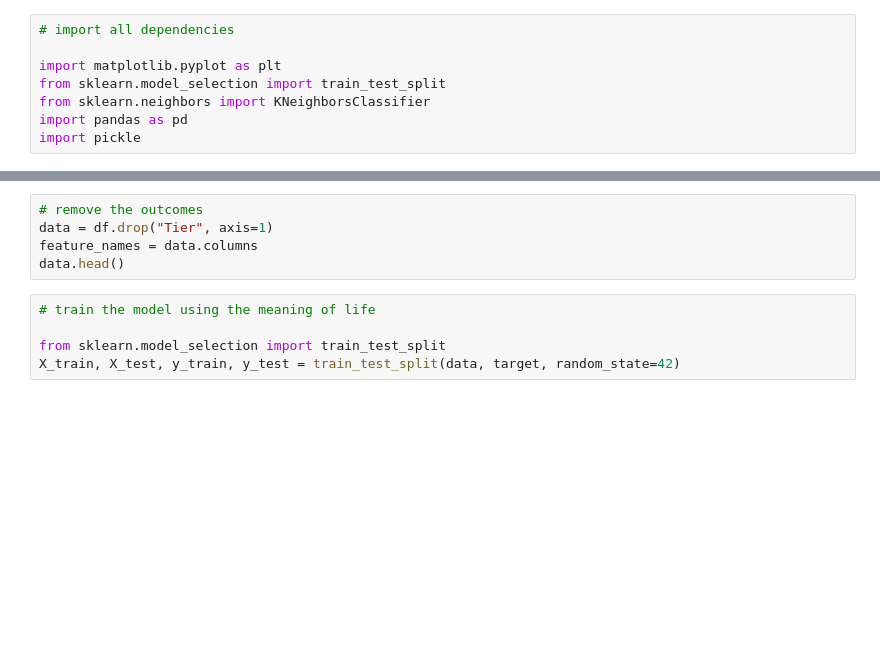
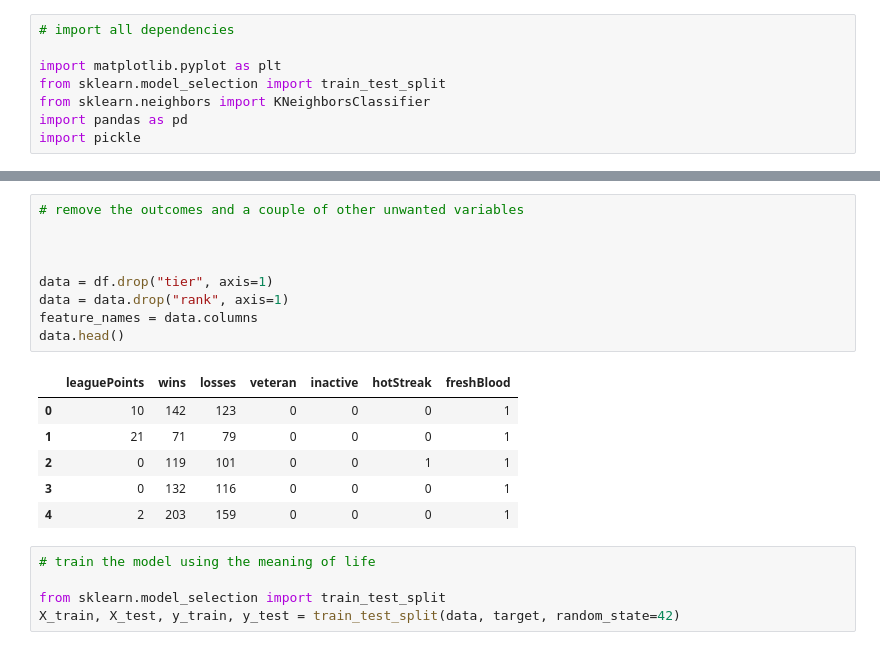
Before and after one commit to luwoldy/lolpredict, a Jupyter notebook: Model.ipynb, the cells around one changed output, grey strips where cells are left out. Drawn from its saved outputs; the diff is of its cells as text; blank space fills up the shorter version.

```diff
--- a/Model.ipynb
+++ b/Model.ipynb
@@ -19,9 +26,20 @@ target = df["Tier"]
 # target_names =
 # %%
-# remove the outcomes
-data = df.drop("Tier", axis=1)
+# remove the outcomes and a couple of other unwanted variables
+
+
+
+data = df.drop("tier", axis=1)
+data = data.drop("rank", axis=1)
 feature_names = data.columns
 data.head()
+# %% [output]
+|  | leaguePoints | wins | losses | veteran | inactive | hotStreak | freshBlood |
+| 0 | 10 | 142 | 123 | 0 | 0 | 0 | 1 |
+| 1 | 21 | 71 | 79 | 0 | 0 | 0 | 1 |
+| 2 | 0 | 119 | 101 | 0 | 0 | 1 | 1 |
+| 3 | 0 | 132 | 116 | 0 | 0 | 0 | 1 |
+| 4 | 2 | 203 | 159 | 0 | 0 | 0 | 1 |
 # %%
 # train the model using the meaning of life
 
```
Also changed, not shown: parts of 4 cells of this notebook, 5 other files.
